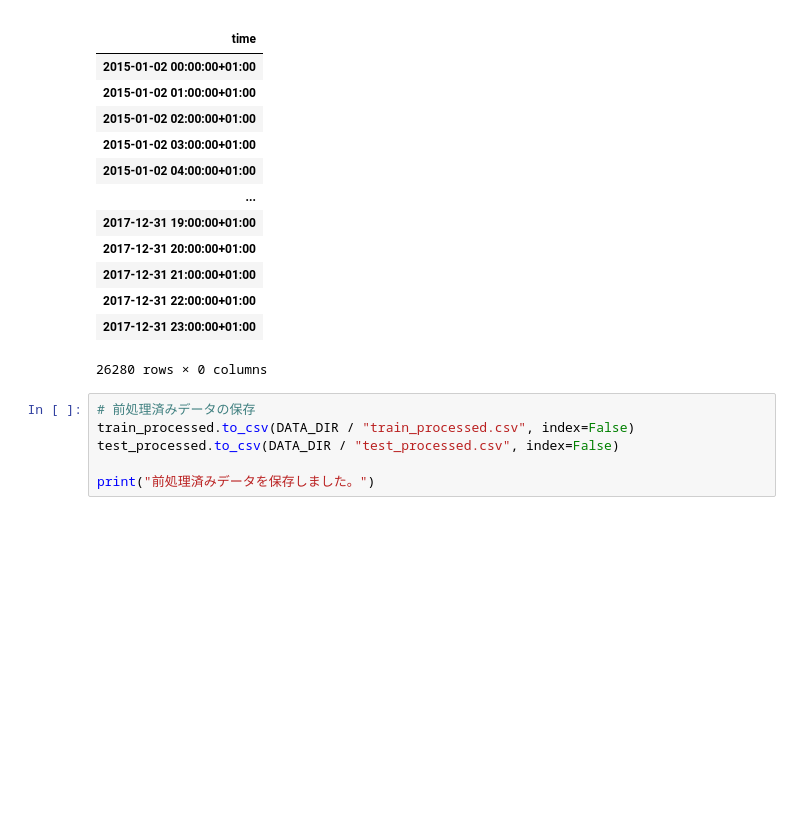
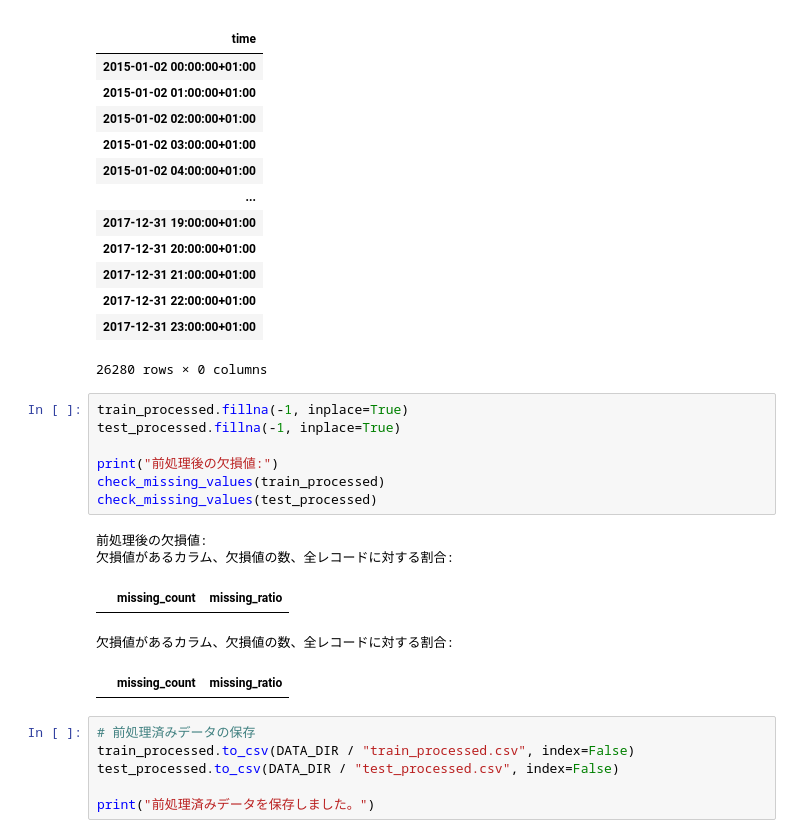
Before and after one commit to yukibefree/notebook, a Jupyter notebook: signate_smbc_202506/notebooks/02_data_preprocessing.ipynb, the cells around one changed output. Cells and saved outputs as stored; diff of their text form; blank space fills up the shorter version.

```diff
--- a/signate_smbc_202506/notebooks/02_data_preprocessing.ipynb
+++ b/signate_smbc_202506/notebooks/02_data_preprocessing.ipynb
@@ -242,6 +242,19 @@ train_processed.select_dtypes(include='object')
 | 2017-12-31 22:00:00+01:00 |
 | 2017-12-31 23:00:00+01:00 |
 26280 rows × 0 columns
+# %%
+train_processed.fillna(-1, inplace=True)
+test_processed.fillna(-1, inplace=True)
+
+print("前処理後の欠損値:")
+check_missing_values(train_processed)
+check_missing_values(test_processed)
+# %% [output]
+前処理後の欠損値:
+欠損値があるカラム、欠損値の数、全レコードに対する割合:
+|  | missing_count | missing_ratio |
+欠損値があるカラム、欠損値の数、全レコードに対する割合:
+|  | missing_count | missing_ratio |
 # %%
 # 前処理済みデータの保存
 train_processed.to_csv(DATA_DIR / "train_processed.csv", index=False)
```
Also changed, not shown: parts of 1 cell of this notebook, 8 other files.
